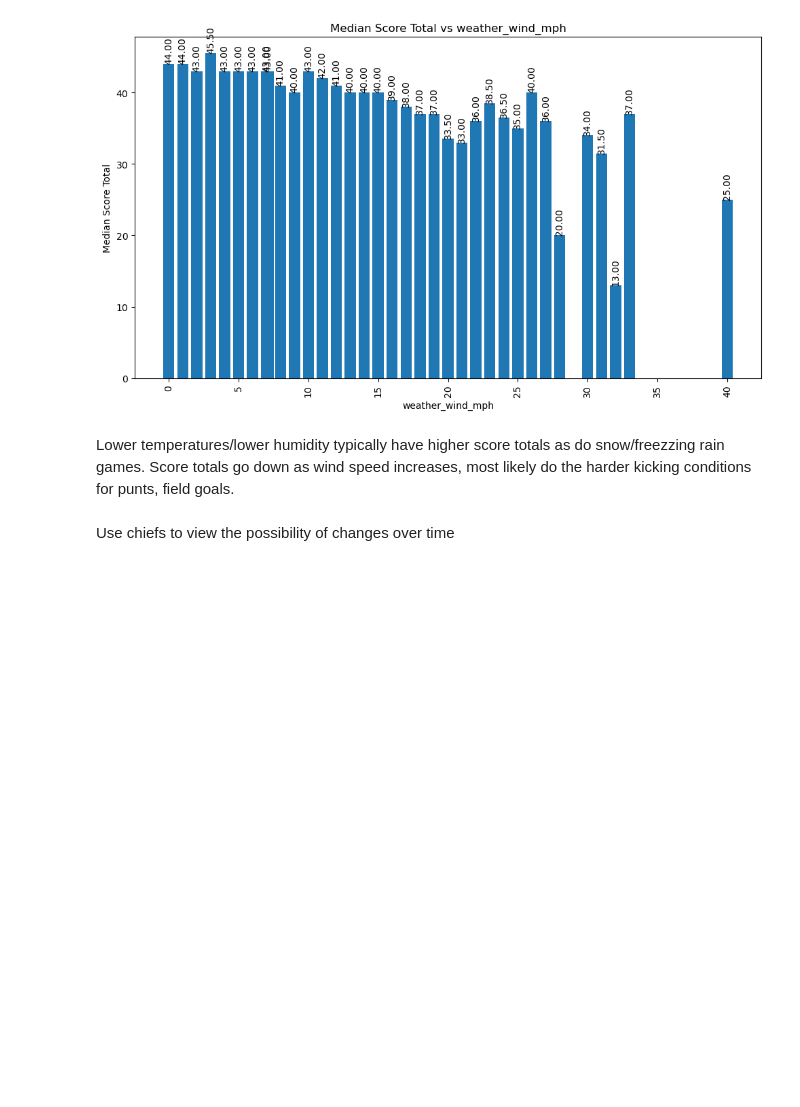
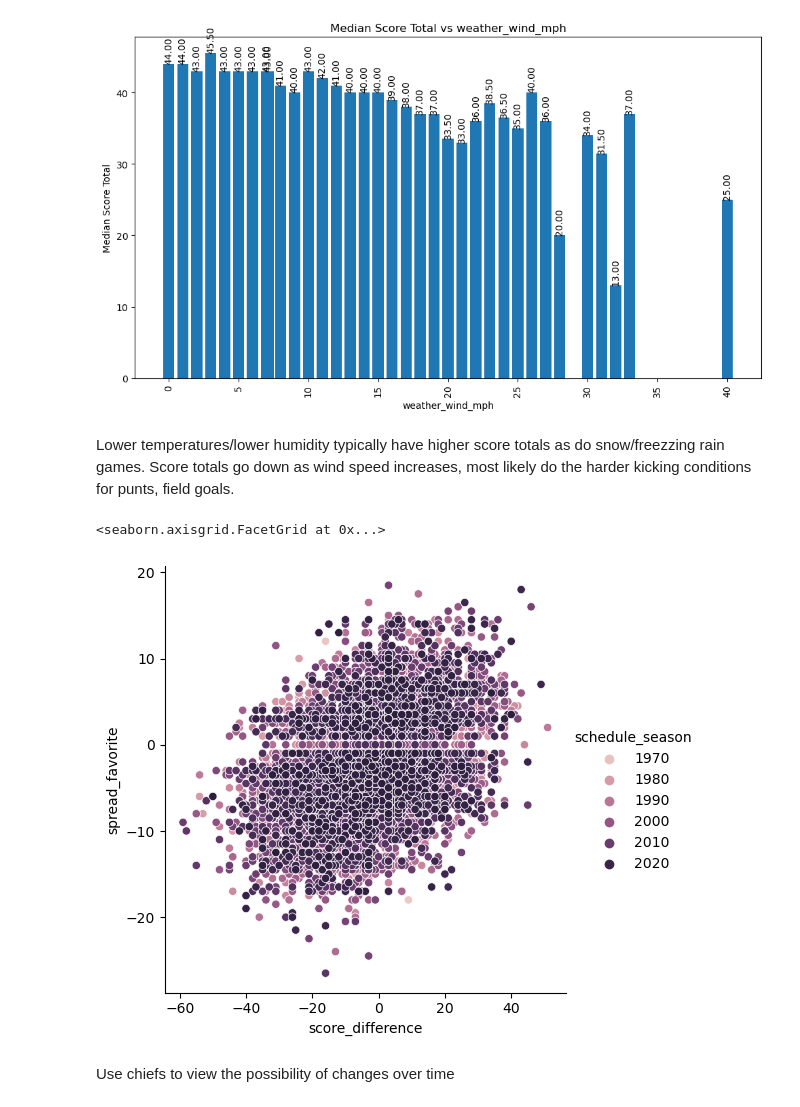
Before and after one commit to AMersman/capstone_NFL, a Jupyter notebook: Exploratory Data Analysis.ipynb, the cells around one changed output. Saved outputs shown, nothing was run; the diff lists cells and outputs as text; code cells hidden in the pictures; blank space fills up the shorter version.

```diff
--- a/Exploratory Data Analysis.ipynb
+++ b/Exploratory Data Analysis.ipynb
@@ -168,6 +165,11 @@ for column in columns_of_interest:
 [figure]
 # %% [markdown]
 Lower temperatures/lower humidity typically have higher score totals as do snow/freezzing rain games. Score totals go down as wind speed increases, most likely do the harder kicking conditions for punts, field goals.
+# %%
+sns.relplot(x='score_difference', y='spread_favorite', hue = 'schedule_season', data=df)
+# %% [output]
+<seaborn.axisgrid.FacetGrid at 0x...>
+[figure, added]
 # %% [markdown]
 Use chiefs to view the possibility of changes over time
 # %%
```
Also changed, not shown: parts of 5 cells of this notebook, 5 other files.
